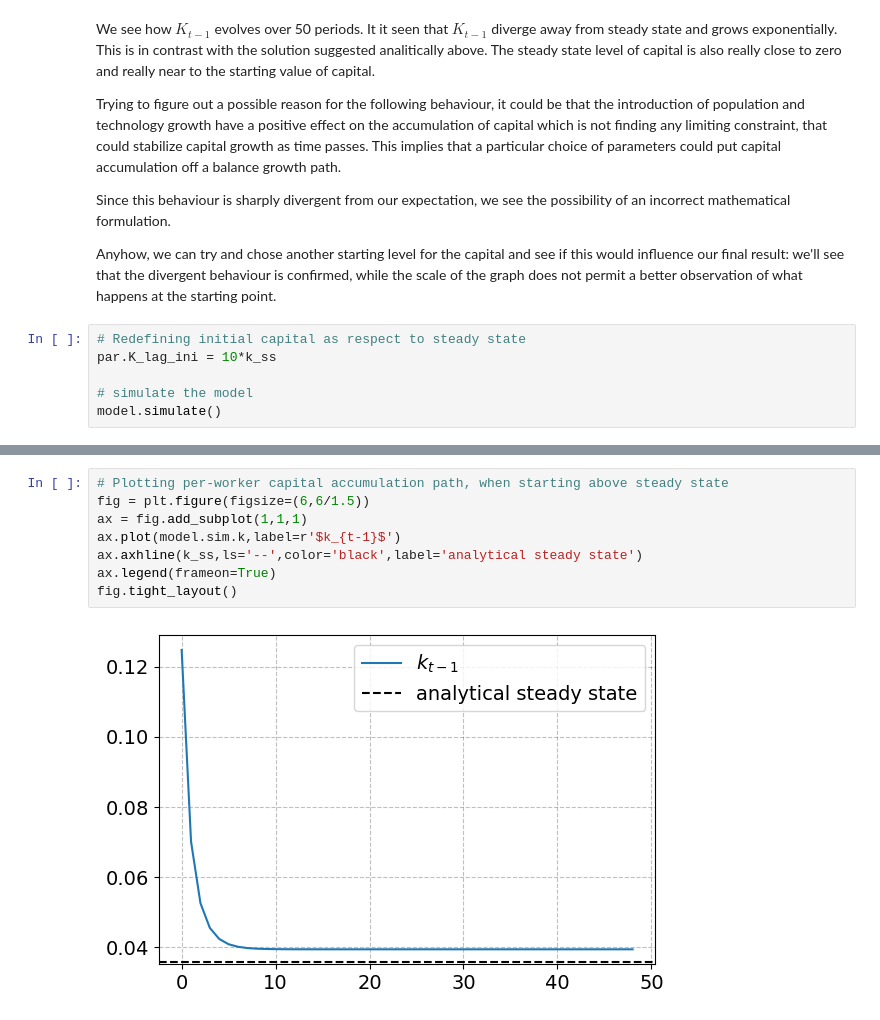
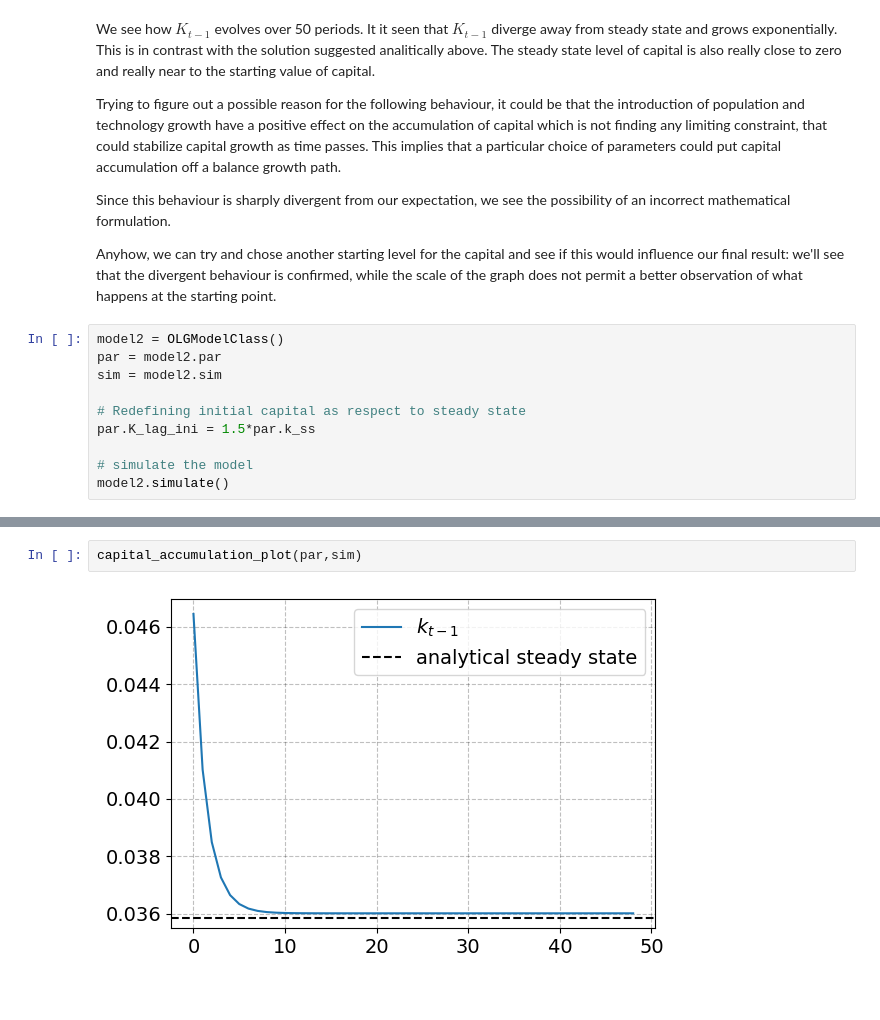
Before and after one commit to NumEconCopenhagen/projects-2023-EFS, a Jupyter notebook: modelproject/OLG_growth.ipynb, the cells around one changed output, grey strips where cells are left out. Saved outputs shown, nothing was run; the diff lists cells and outputs as text.

```diff
--- a/modelproject/OLG_growth.ipynb
+++ b/modelproject/OLG_growth.ipynb
@@ -361,9 +317,13 @@ Since this behaviour is sharply divergent from our expectation, we see the possi
 
 Anyhow, we can try and chose another starting level for the capital and see if this would influence our final result: we'll see that the divergent behaviour is confirmed, while the scale of the graph does not permit a better observation of what happens at the starting point.
 # %%
+model2 = OLGModelClass()
+par = model2.par
+sim = model2.sim
+
 # Redefining initial capital as respect to steady state
-par.K_lag_ini = 10*k_ss
+par.K_lag_ini = 1.5*par.k_ss
 
 # simulate the model
-model.simulate()
+model2.simulate()
 # %% [output]
@@ -387,10 +334,4 @@ simulation done in 0.12 secs
-# %%
-# Plotting per-worker capital accumulation path, when starting above steady state
-fig = plt.figure(figsize=(6,6/1.5))
-ax = fig.add_subplot(1,1,1)
-ax.plot(model.sim.k,label=r'$k_{t-1}$')
-ax.axhline(k_ss,ls='--',color='black',label='analytical steady state')
-ax.legend(frameon=True)
-fig.tight_layout()
-# %% [output]
-[figure, removed]
+# %%
+capital_accumulation_plot(par,sim)
+# %% [output]
+[figure, added]
```
Also changed, not shown: parts of 15 cells of this notebook, 1 other file.
